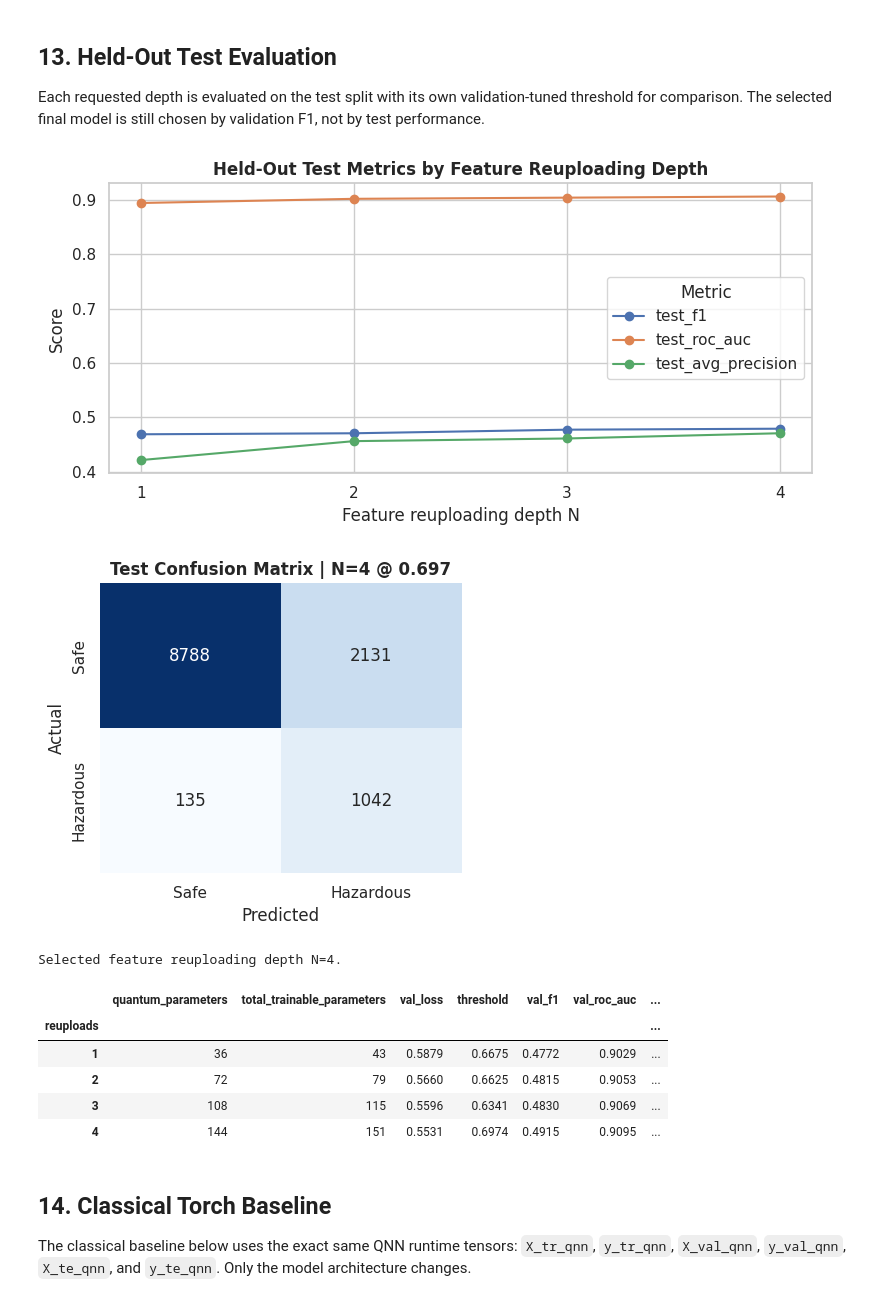
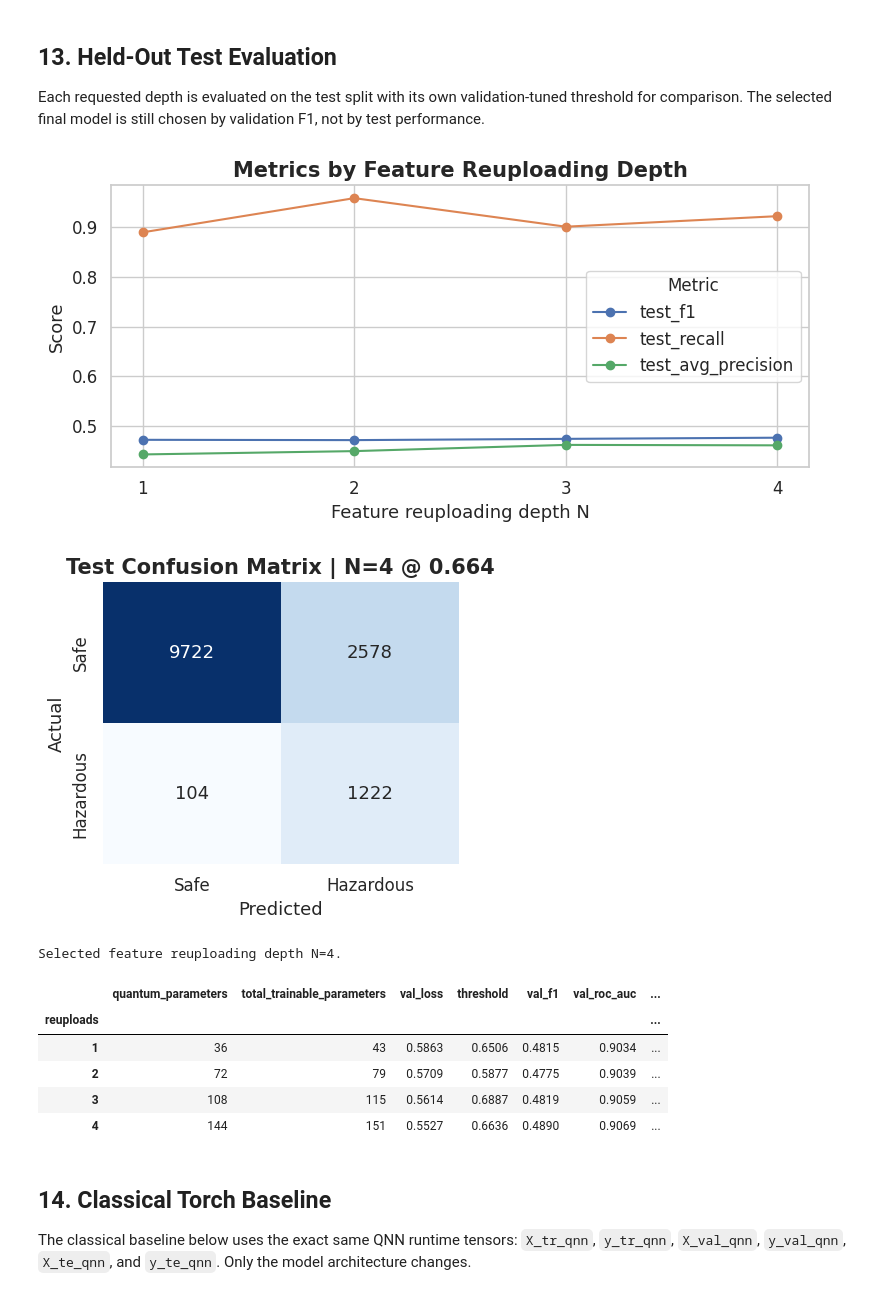
Before and after one commit to lucak17/qml_neo_classifier, a Jupyter notebook: neo_classifier_qnn2.ipynb, the cells around one changed output. Drawn from its saved outputs; the diff is of its cells as text; code cells hidden in the pictures.

```diff
--- a/neo_classifier_qnn2.ipynb
+++ b/neo_classifier_qnn2.ipynb
@@ -40,6 +40,16 @@ for _candidate in (
         break
 
 sns.set_theme(style="whitegrid")
+plt.rcParams.update({
+    "font.size": 13,
+    "axes.titlesize": 15,
+    "axes.labelsize": 13,
+    "xtick.labelsize": 12,
+    "ytick.labelsize": 12,
+    "legend.fontsize": 12,
+    "legend.title_fontsize": 12,
+    "figure.titlesize": 17,
+})
 pd.set_option("display.max_columns", None)
 pd.set_option("display.float_format", lambda value: f"{value:,.4f}")
 
@@ -53,17 +63,17 @@ torch_device = torch.device("cuda" if cuda_available else "cpu")
 if cuda_available:
     torch.cuda.manual_seed_all(SEED)
 
+csv_path = Path("/home/pennati/phd/quantum_machine_learning/project/data/neo.csv")
+dataset = pd.read_csv(csv_path)
+
 print(f"PennyLane version: {qml.__version__}")
 print(f"Torch version:     {torch.__version__}")
 print(f"Torch CUDA:        {torch.version.cuda}")
 print(f"CUDA available:    {cuda_available}")
 print(f"QNN Torch device:  {torch_device}")
+print(f"Dataset shape:     {dataset.shape}")
+print(f"Loaded dataset from: {csv_path.resolve()}")
 
-csv_path = Path("/home/pennati/phd/quantum_machine_learning/project/data/neo.csv")
-dataset = pd.read_csv(csv_path)
-
-print(f"Loaded dataset from: {csv_path.resolve()}")
-print(f"Dataset shape: {dataset.shape}")
 dataset.head()
 # %% [output]
 PennyLane version: 0.44.1
@@ -380,6 +390,7 @@ Quantum simulation dominates runtime even with PennyLane batch broadcasting, so
 QNN_TRAIN_SAMPLES = 50000
 QNN_VAL_SAMPLES = 12096
 QNN_TEST_SAMPLES = 12096
+USE_ALL = True  # Override to use all available samples regardless of the above requested sizes.
 BALANCE_QNN_TRAIN_SUBSET = False
 
 
@@ -427,13 +438,20 @@ def class_balanced_sample(X_tensor, y_tensor, n_samples, seed):
     return apply_sample_indices(X_tensor, y_tensor, indices, generator)
 
 
-if BALANCE_QNN_TRAIN_SUBSET:
+if USE_ALL:
+    X_tr_qnn, y_tr_qnn = X_tr_quantum, y_tr_tensor
+    X_val_qnn, y_val_qnn = X_val_quantum, y_val_tensor
+    X_te_qnn, y_te_qnn = X_te_quantum, y_te_tensor
+elif BALANCE_QNN_TRAIN_SUBSET:
     X_tr_qnn, y_tr_qnn = class_balanced_sample(X_tr_quantum, y_tr_tensor, QNN_TRAIN_SAMPLES, SEED)
+    X_val_qnn, y_val_qnn = stratified_sample(X_val_quantum, y_val_tensor, QNN_VAL_SAMPLES, SEED + 1)
+    X_te_qnn, y_te_qnn = stratified_sample(X_te_quantum, y_te_tensor, QNN_TEST_SAMPLES, SEED + 2)
 else:
     X_tr_qnn, y_tr_qnn = stratified_sample(X_tr_quantum, y_tr_tensor, QNN_TRAIN_SAMPLES, SEED)
-X_val_qnn, y_val_qnn = stratified_sample(X_val_quantum, y_val_tensor, QNN_VAL_SAMPLES, SEED + 1)
-X_te_qnn, y_te_qnn = stratified_sample(X_te_quantum, y_te_tensor, QNN_TEST_SAMPLES, SEED + 2)
+    X_val_qnn, y_val_qnn = stratified_sample(X_val_quantum, y_val_tensor, QNN_VAL_SAMPLES, SEED + 1)
+    X_te_qnn, y_te_qnn = stratified_sample(X_te_quantum, y_te_tensor, QNN_TEST_SAMPLES, SEED + 2)
 
+print(f"USE_ALL = {USE_ALL}")
 print(f"BALANCE_QNN_TRAIN_SUBSET = {BALANCE_QNN_TRAIN_SUBSET}")
 pd.DataFrame(
     {
@@ -738,6 +757,7 @@ def train_qnn(reuploads):
             "val_loss": val_loss,
             "val_avg_precision": val_metrics["avg_precision"],
             "val_roc_auc": val_metrics["roc_auc"],
+            "val_f1": val_metrics["f1"],
         }
         history.append(row)
 
@@ -746,7 +766,7 @@ def train_qnn(reuploads):
             f"train_loss={row['train_loss']:.4f} | "
             f"val_loss={row['val_loss']:.4f} | "
             f"val_avg_precision={row['val_avg_precision']:.4f} | "
-            f"val_roc_auc={row['val_roc_auc']:.4f}"
+            f"val_f1={row['val_f1']:.4f}"
         )
 
     val_proba = torch.sigmoid(predict_batches(model, X_val_qnn)).flatten()
@@ -1020,45 +1102,45 @@ final_metrics_df = pd.DataFrame([result["summary"] for result in experiment_resu
 
 metric_columns = [
     "quantum_parameters",
     "total_trainable_parameters",
     "val_loss",
     "threshold",
     "val_f1",
     "val_roc_auc",
     "val_avg_precision",
     "test_f1",
-    "test_roc_auc",
+    "test_recall",
     "test_avg_precision",
 ]
 
 fig, ax = plt.subplots(figsize=(8, 4))
-final_metrics_df[["test_f1", "test_roc_auc", "test_avg_precision"]].plot(marker="o", ax=ax)
-ax.set_title("Held-Out Test Metrics by Feature Reuploading Depth", fontweight="bold")
+final_metrics_df[["test_f1", "test_recall", "test_avg_precision"]].plot(marker="o", ax=ax)
+ax.set_title("Metrics by Feature Reuploading Depth", fontweight="bold")
 ax.set_xlabel("Feature reuploading depth N")
 ax.set_ylabel("Score")
 ax.set_xticks(final_metrics_df.index)
 ax.legend(title="Metric")
 plt.tight_layout()
 plt.show()
 
 plot_confusion_matrix(
     y_te_qnn,
     best_result["test"]["y_pred"],
     f"Test Confusion Matrix | N={best_result['reuploads']} @ {best_threshold:.3f}",
 )
 
 print(f"Selected feature reuploading depth N={best_result['reuploads']}.")
 final_metrics_df[metric_columns].round(4)
 # %% [output]
-[figure, old version]
+[figure, new version]
-[figure, old version]
+[figure, new version]
 Selected feature reuploading depth N=4.
 |  | quantum_parameters | total_trainable_parameters | val_loss | threshold | val_f1 | val_roc_auc | ... |
 | reuploads |  |  |  |  |  |  | ... |
-| 1 | 36 | 43 | 0.5879 | 0.6675 | 0.4772 | 0.9029 | ... |
-| 2 | 72 | 79 | 0.5660 | 0.6625 | 0.4815 | 0.9053 | ... |
-| 3 | 108 | 115 | 0.5596 | 0.6341 | 0.4830 | 0.9069 | ... |
-| 4 | 144 | 151 | 0.5531 | 0.6974 | 0.4915 | 0.9095 | ... |
+| 1 | 36 | 43 | 0.5863 | 0.6506 | 0.4815 | 0.9034 | ... |
+| 2 | 72 | 79 | 0.5709 | 0.5877 | 0.4775 | 0.9039 | ... |
+| 3 | 108 | 115 | 0.5614 | 0.6887 | 0.4819 | 0.9059 | ... |
+| 4 | 144 | 151 | 0.5527 | 0.6636 | 0.4890 | 0.9069 | ... |
 # %% [markdown]
 ## 14. Classical Torch Baseline
 
```
Also changed, not shown: parts of 17 cells of this notebook.
